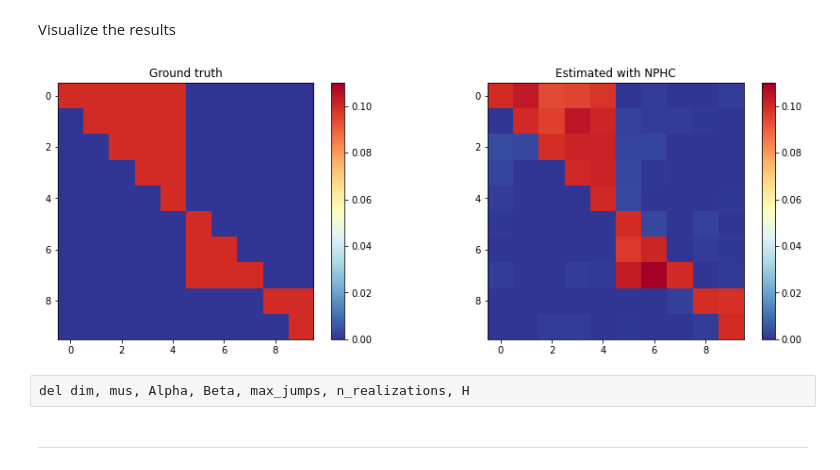
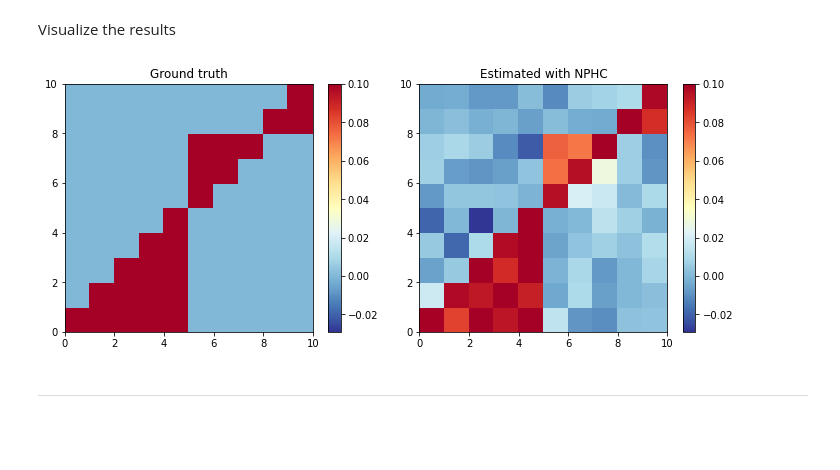
Before and after one commit to trouleau/reprod-nphc, a Jupyter notebook: 1-wt-reproduction-Fig2.ipynb, the cells around one changed output. Drawn from its saved outputs; the diff is of its cells as text; code cells hidden in the pictures; blank space fills up the shorter version.

```diff
--- a/1-wt-reproduction-Fig2.ipynb
+++ b/1-wt-reproduction-Fig2.ipynb
@@ -21,14 +27,14 @@ Define helper functions to generate the synthetic datasets
 # %%
 def build_parameters(dim):
     """Define the synthetic parameters as stated in the NPHC paper for dimension `dim`"""
-    mu = 0.01
-    alpha = 1/10
-    beta0 = 1.0
-    beta_mult = 10
+    mu = 0.01       # Value of baseline rates
+    alpha = 1/10    # Value of adjacency
+    beta0 = 0.1     # Base beta of first block
+    beta_mult = 10  # Multiplier for beta between blocks
 
-    dim1 = int(dim * 0.5)
-    dim2 = int(dim * 0.3)
-    dim3 = int(dim * 0.2)
+    dim1 = int(dim * 0.5)  # dimension of block 1
+    dim2 = int(dim * 0.3)  # dimension of block 2
+    dim3 = int(dim * 0.2)  # dimension of block 3
 
 
     mus = mu * np.ones(dim)
@@ -66,9 +74,8 @@ plt.colorbar();
 # %% [markdown]
 Simulate a datasets of `n_realizations` with `max_jumps` per realization
 # %%
-max_jumps_per_node = 1e5              # Average number of jumps to simulate per node
-max_jumps = max_jumps_per_node * dim  # Total number of jumps to simulate
-n_realizations = 20                   # Number of realizations to simulate
+max_jumps = 1e5      # Total number of jumps to simulate
+n_realizations = 20  # Number of realizations to simulate
 
 simu_hawkes = SimuHawkesExpKernels(baseline=mus, adjacency=Alpha, decays=Beta,
                                    max_jumps=max_jumps, verbose=False)
@@ -79,7 +86,7 @@ multi.simulate();
 Fit the model using NPHC
 # %%
 # Integration support
-H = 20
+H = 40
 
 nphc = HawkesCumulantMatching(integration_support=H)
 nphc.fit(multi.timestamps)
@@ -90,23 +97,23 @@ Colocations handled automatically by placer.
 # %% [markdown]
 Visualize the results
 # %%
-fig, axs = plt.subplots(1, 2, figsize=(15, 5))
+fig, axs = plt.subplots(1, 2, figsize=(10, 4))
 
-vmax = max(Alpha.max(), nphc.adjacency.max())
-vmin = min(0.0, Alpha.min(), nphc.adjacency.min())
-cnorm = norm=colors.Normalize(vmin=0.0, vmax=vmax)
+vmin = min(Alpha.min(), nphc.adjacency.min())
+vmax = min(Alpha.max(), nphc.adjacency.max())
+norm = colors.Normalize(vmin=vmin, vmax=vmax)
 cmap = 'RdYlBu_r'
 
-plt.sca(axs[0]);
-plt.imshow(Alpha, norm=cnorm, cmap=cmap);
+plt.sca(axs[0])
+axs[0].set_aspect('equal')
+plt.pcolor(Alpha, norm=norm, cmap=cmap)
 plt.title('Ground truth')
-plt.colorbar();
-
-plt.sca(axs[1]);
-plt.imshow(nphc.adjacency, norm=cnorm, cmap=cmap);
+plt.colorbar()
+plt.sca(axs[1])
+axs[1].set_aspect('equal')
+plt.pcolor(nphc.adjacency, norm=norm, cmap=cmap)
 plt.title('Estimated with NPHC')
-plt.colorbar();
+plt.colorbar()
+fig.tight_layout();
 # %% [output]
-[figure, old version]
+[figure, new version]
-# %% [raw]
-del dim, mus, Alpha, Beta, max_jumps, n_realizations, H
```
Also changed, not shown: parts of 13 cells of this notebook.
